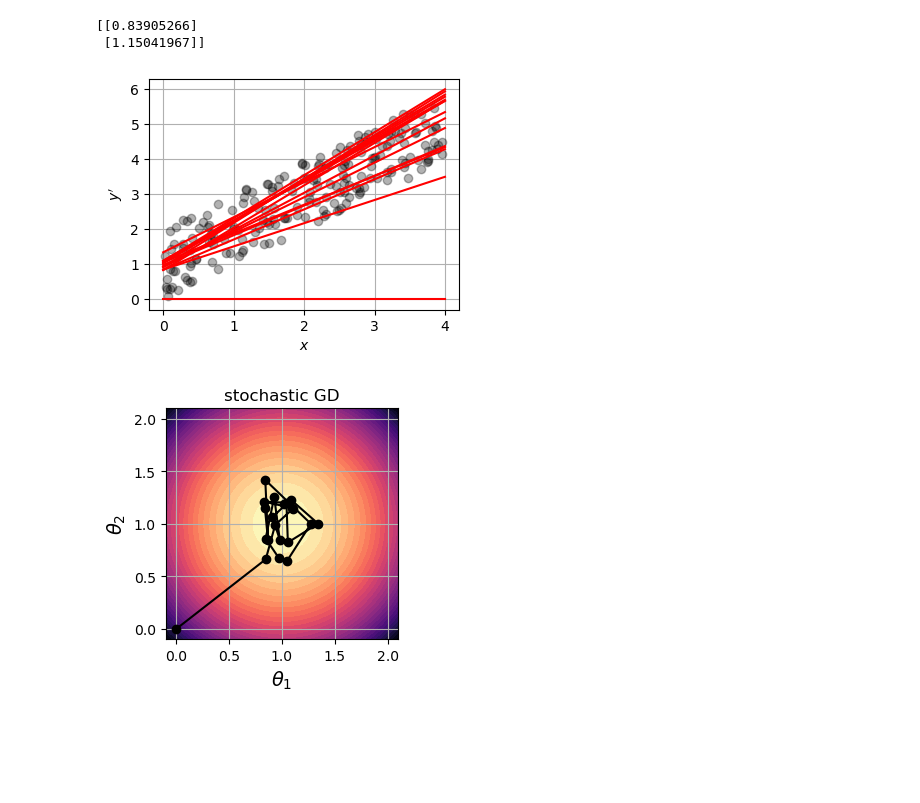
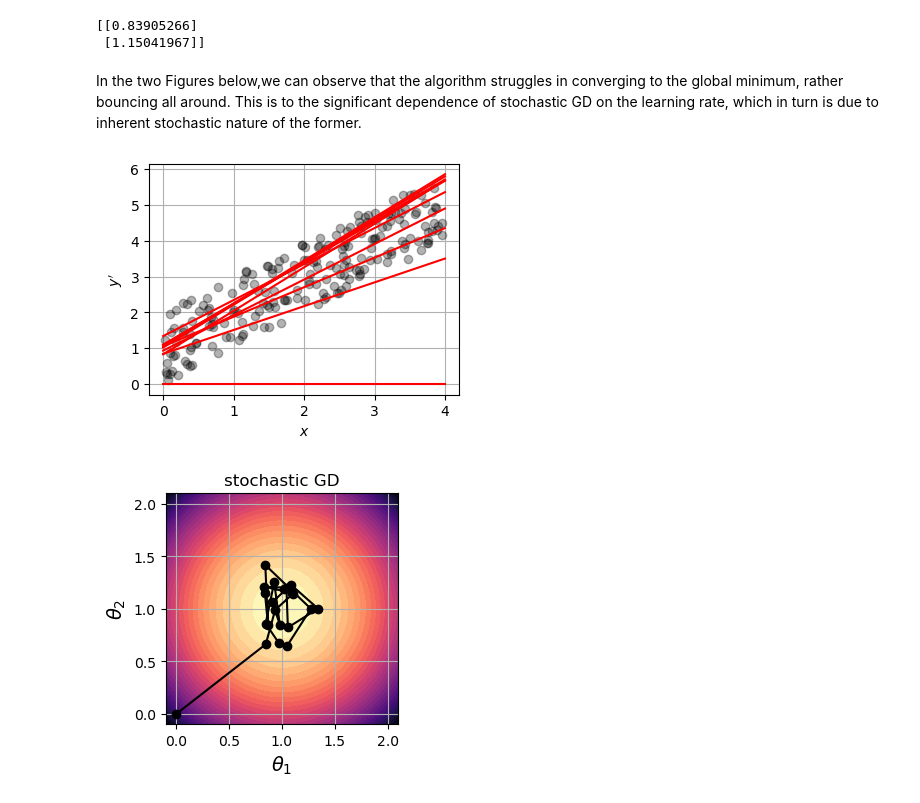
Before and after one commit to filippo-masi/hands-on-regression, a Jupyter notebook: Hands-on/S2-S3_Linear_regression-Gradient_descent.ipynb, the cells around one changed output. Cells and saved outputs as stored; diff of their text form; code cells hidden in the pictures; blank space fills up the shorter version.

```diff
--- a/Hands-on/S2-S3_Linear_regression-Gradient_descent.ipynb
+++ b/Hands-on/S2-S3_Linear_regression-Gradient_descent.ipynb
@@ -190,5 +277,5 @@ print(theta)
 # %%
-k=15
+k=10
 fig = plt.figure(figsize=(4, 3))
 plt.plot(X, y_prime,'ko',alpha=0.3)
 plt.plot(X_new, line[:,:k], 'r-')
@@ -236,16 +335,17 @@ print(theta)
 # %% [output]
 [[0.83905266]
  [1.15041967]]
+# %% [markdown]
+In the two Figures below,we can observe that the algorithm struggles in converging to the global minimum, rather bouncing all around. This is to the significant dependence of stochastic GD on the learning rate, which in turn is due to inherent stochastic nature of the former.
 # %%
-k=15
 fig = plt.figure(figsize=(4, 3))
 plt.plot(X, y_prime,'ko',alpha=0.3)
 plt.plot(X_new, line[:,:k], 'r-')
 plt.ylabel("$y'$")
 plt.xlabel('$x$')
 plt.grid()
 # %% [output]
-[figure, old version]
+[figure, new version]
 # %%
 fig = plt.figure(figsize=(3, 3))
 cmap = matplotlib.cm.get_cmap('magma_r')
```
Also changed, not shown: parts of 76 cells of this notebook, 2 other files.
